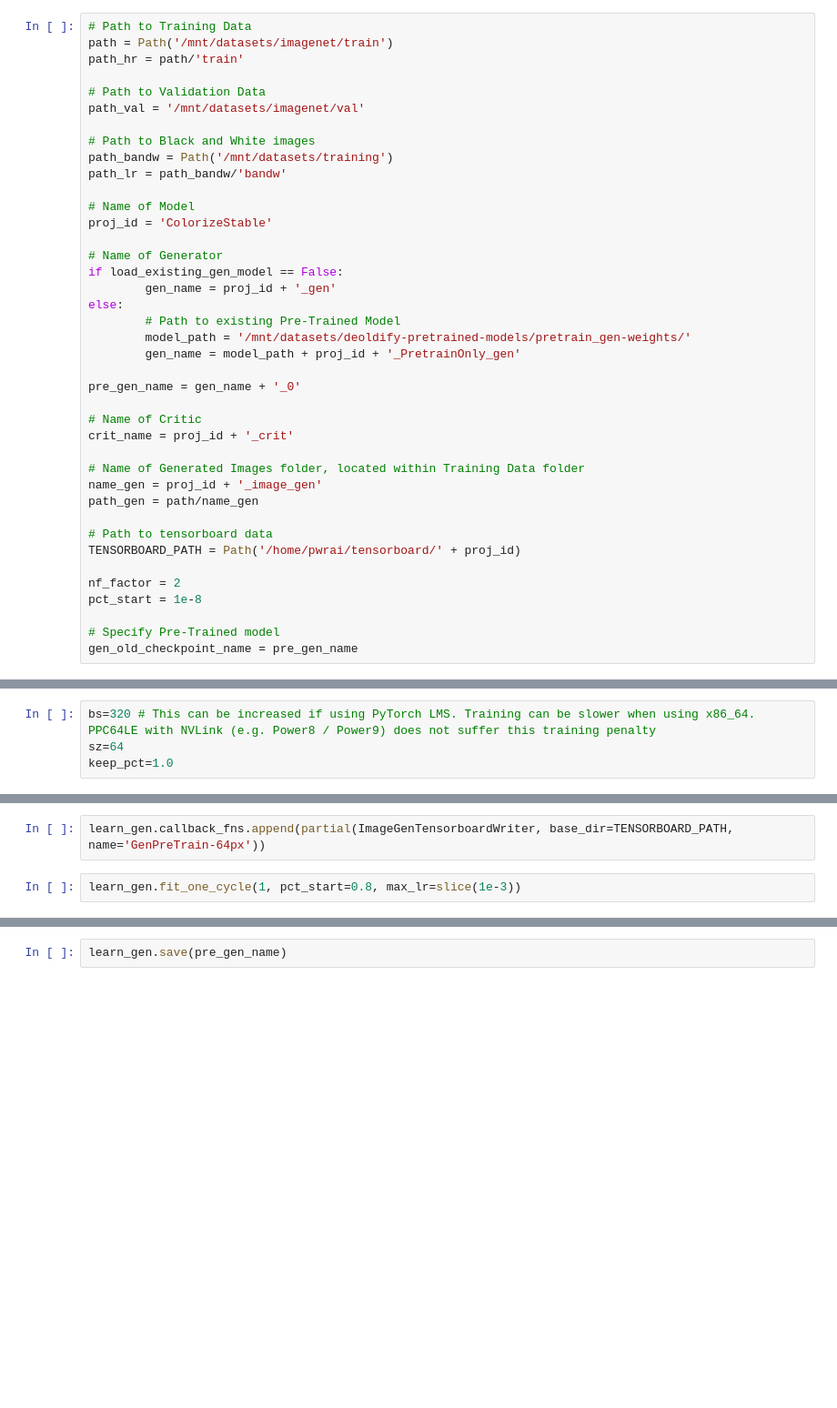
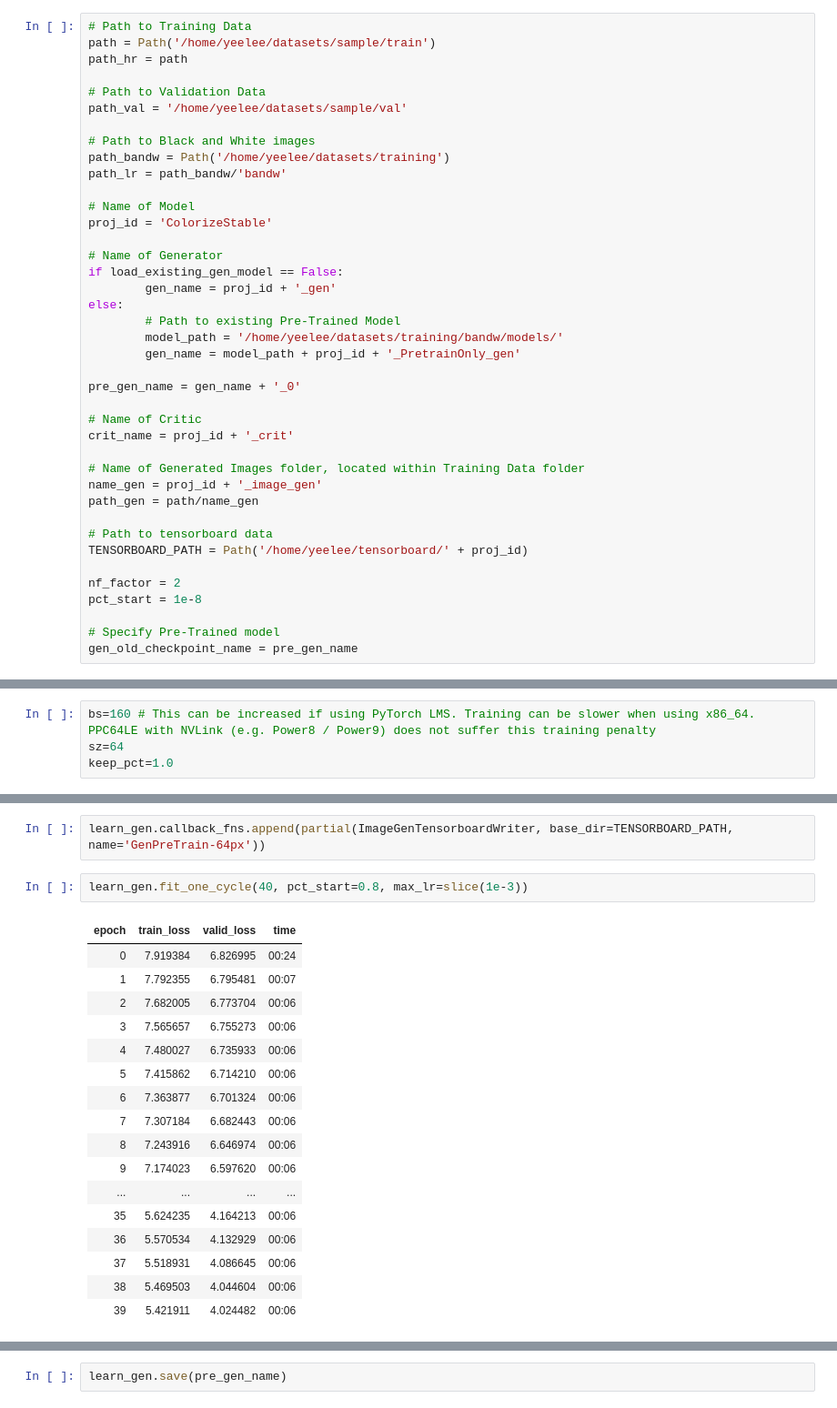
Before and after one commit to yllowcool/DeOldify, a Jupyter notebook: ColorizeTrainingStableLargeBatch.ipynb, the cells around one changed output, grey strips where cells are left out. Shown at 91% size. Cells and saved outputs as stored; diff of their text form; blank space fills up the shorter version.

Commit message:
notebooks changed for preliminary model

```diff
--- a/ColorizeTrainingStableLargeBatch.ipynb
+++ b/ColorizeTrainingStableLargeBatch.ipynb
@@ -97,14 +110,14 @@ load_existing_gen_model = False
 load_existing_critic_model = False
 # %%
 # Path to Training Data
-path = Path('/mnt/datasets/imagenet/train')
-path_hr = path/'train'
+path = Path('/home/yeelee/datasets/sample/train')
+path_hr = path
 
 # Path to Validation Data
-path_val = '/mnt/datasets/imagenet/val'
+path_val = '/home/yeelee/datasets/sample/val'
 
 # Path to Black and White images
-path_bandw = Path('/mnt/datasets/training')
+path_bandw = Path('/home/yeelee/datasets/training')
 path_lr = path_bandw/'bandw'
 
 # Name of Model
@@ -115,7 +128,7 @@ if load_existing_gen_model == False:
         gen_name = proj_id + '_gen'
 else:
         # Path to existing Pre-Trained Model
-        model_path = '/mnt/datasets/deoldify-pretrained-models/pretrain_gen-weights/'
+        model_path = '/home/yeelee/datasets/training/bandw/models/'
         gen_name = model_path + proj_id + '_PretrainOnly_gen'
 
 pre_gen_name = gen_name + '_0'
@@ -128,7 +141,7 @@ name_gen = proj_id + '_image_gen'
 path_gen = path/name_gen
 
 # Path to tensorboard data
-TENSORBOARD_PATH = Path('/home/pwrai/tensorboard/' + proj_id)
+TENSORBOARD_PATH = Path('/home/yeelee/tensorboard/' + proj_id)
 
 nf_factor = 2
 pct_start = 1e-8
@@ -189,7 +204,7 @@ Most of the training takes place here in pretraining for NoGAN.  The goal here i
 # %% [markdown]
 ### 64px
 # %%
-bs=320 # This can be increased if using PyTorch LMS. Training can be slower when using x86_64. PPC64LE with NVLink (e.g. Power8 / Power9) does not suffer this training penalty
+bs=160 # This can be increased if using PyTorch LMS. Training can be slower when using x86_64. PPC64LE with NVLink (e.g. Power8 / Power9) does not suffer this training penalty
 sz=64
 keep_pct=1.0
 # %%
@@ -206,4 +221,22 @@ else:
 # %%
 learn_gen.callback_fns.append(partial(ImageGenTensorboardWriter, base_dir=TENSORBOARD_PATH, name='GenPreTrain-64px'))
 # %%
-learn_gen.fit_one_cycle(1, pct_start=0.8, max_lr=slice(1e-3))
+learn_gen.fit_one_cycle(40, pct_start=0.8, max_lr=slice(1e-3))
+# %% [output]
+| epoch | train_loss | valid_loss | time |
+| 0 | 7.919384 | 6.826995 | 00:24 |
+| 1 | 7.792355 | 6.795481 | 00:07 |
+| 2 | 7.682005 | 6.773704 | 00:06 |
+| 3 | 7.565657 | 6.755273 | 00:06 |
+| 4 | 7.480027 | 6.735933 | 00:06 |
+| 5 | 7.415862 | 6.714210 | 00:06 |
+| 6 | 7.363877 | 6.701324 | 00:06 |
+| 7 | 7.307184 | 6.682443 | 00:06 |
+| 8 | 7.243916 | 6.646974 | 00:06 |
+| 9 | 7.174023 | 6.597620 | 00:06 |
+| ... | ... | ... | ... |
+| 35 | 5.624235 | 4.164213 | 00:06 |
+| 36 | 5.570534 | 4.132929 | 00:06 |
+| 37 | 5.518931 | 4.086645 | 00:06 |
+| 38 | 5.469503 | 4.044604 | 00:06 |
+| 39 | 5.421911 | 4.024482 | 00:06 |
```
Also changed, not shown: parts of 29 cells of this notebook, 4 other files.
